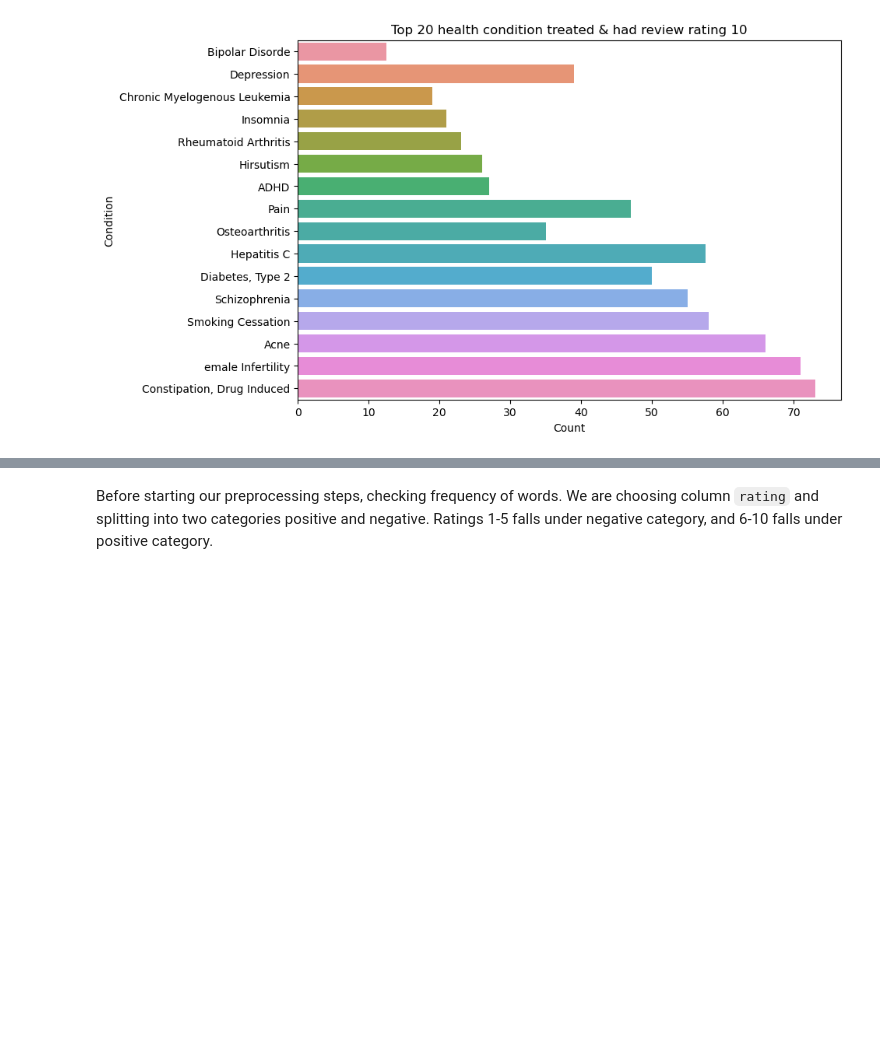
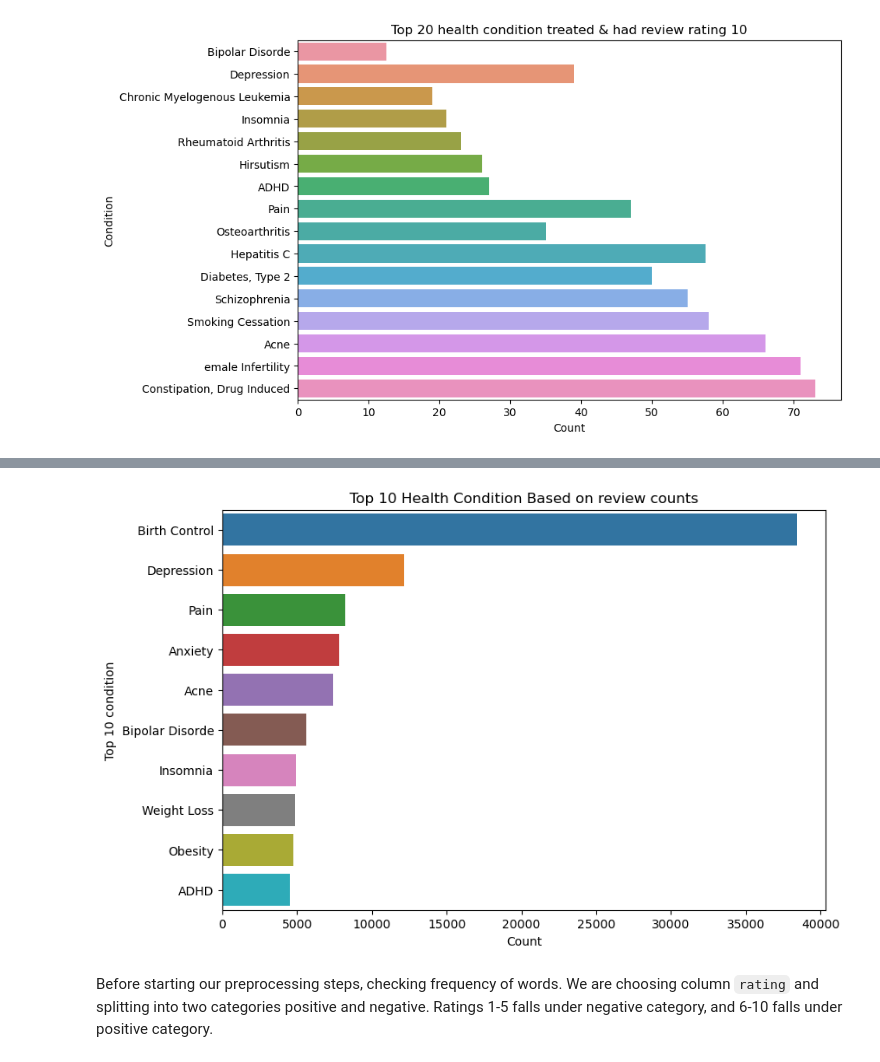
Before and after one commit to YamunaU75/FortuneMedical, a Jupyter notebook: FortuneMedicalMain.ipynb, the cells around one changed output, grey strips where cells are left out. Cells and saved outputs as stored; diff of their text form; code cells hidden in the pictures; blank space fills up the shorter version.

```diff
--- a/FortuneMedicalMain.ipynb
+++ b/FortuneMedicalMain.ipynb
@@ -236,3 +259,16 @@ plt.show()
+# %%
+# Visualizing top 20 drugName based on reviews
+
+top_10_drugs = df['condition'].value_counts().head(10)
+plt.figure(figsize = (9,6))
+sns.barplot(x=top_10_drugs.values, y=top_10_drugs.index, data=df, errorbar=None)
+plt.title("Top 10 Health Condition Based on review counts")
+plt.ylabel("Top 10 condition")
+plt.xlabel("Count")
+plt.savefig('DataVis3.png', dpi=500)
+plt.show()
+# %% [output]
+[figure, added]
 # %% [markdown]
 Before starting our preprocessing steps, checking frequency of words. We are choosing column `rating` and splitting into two categories positive
 and negative. Ratings 1-5 falls under negative category, and 6-10 falls under positive category.
```
Also changed, not shown: parts of 31 cells of this notebook, 8 other files.
